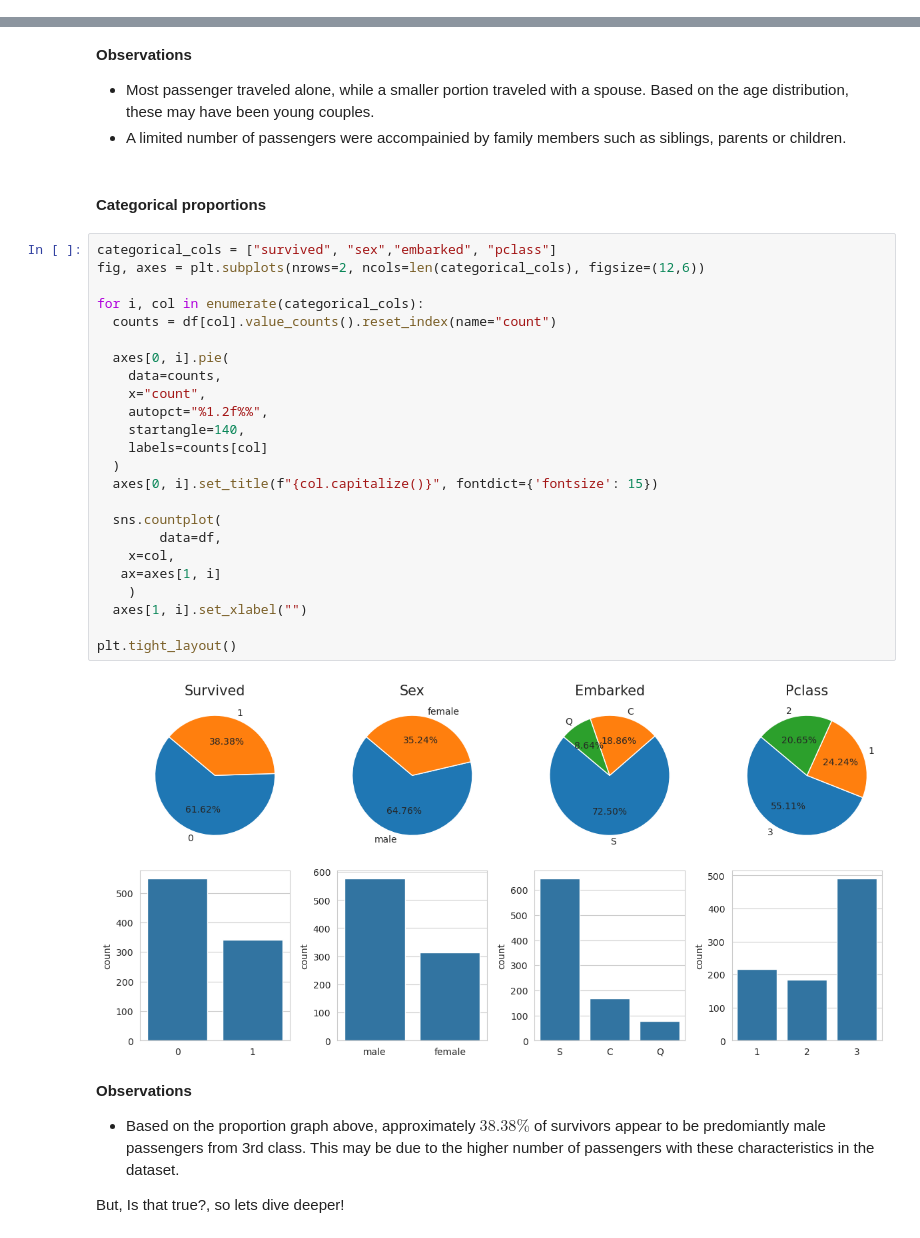
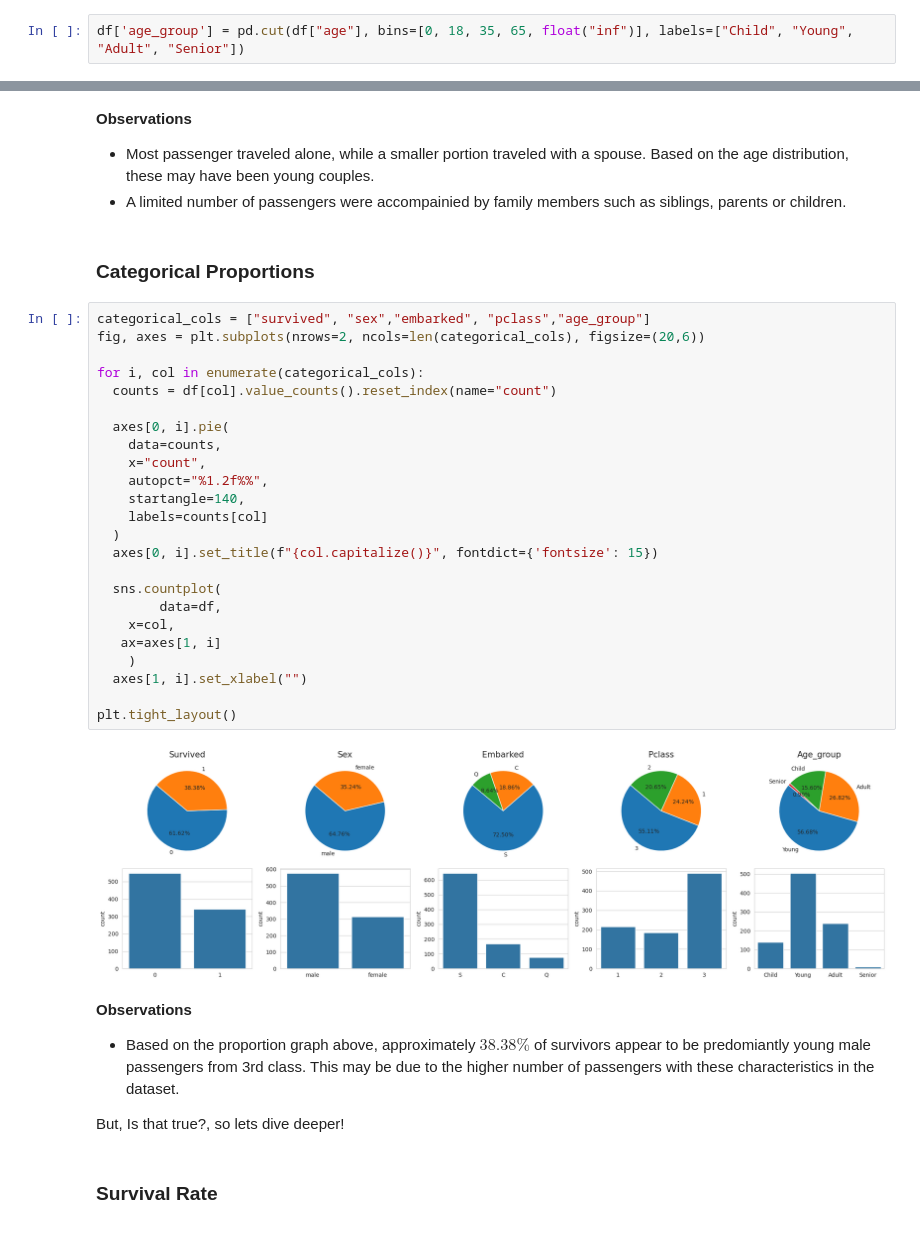
Before and after one commit to pahoalapizco/data_projects, a Jupyter notebook: notebooks/1.0-data_projects-analysis-titanic-survival.ipynb, the cells around one changed output, grey strips where cells are left out. Cells and saved outputs as stored; diff of their text form.

Commit message:
:sparkles: Titanic Analysis - Bivariate Analysis - Survival Rate and chi2 test

```diff
--- a/notebooks/1.0-data_projects-analysis-titanic-survival.ipynb
+++ b/notebooks/1.0-data_projects-analysis-titanic-survival.ipynb
@@ -170,3 +172,5 @@ df[df["family_size"]>1].head()
+# %%
+df['age_group'] = pd.cut(df["age"], bins=[0, 18, 35, 65, float("inf")], labels=["Child", "Young", "Adult", "Senior"])
 # %% [markdown]
 ## Analysis
 # %%
@@ -287,35 +291,37 @@ Values over 2.5 and under -1.5, are considered outliers.
 - Most passenger traveled alone, while a smaller portion traveled with a spouse. Based on the age distribution, these may have been young couples.
 - A limited number of passengers were accompainied by family members such as siblings, parents or children.
 # %% [markdown]
-#### Categorical proportions
+### Categorical Proportions
 # %%
-categorical_cols = ["survived", "sex","embarked", "pclass"]
-fig, axes = plt.subplots(nrows=2, ncols=len(categorical_cols), figsize=(12,6))
+categorical_cols = ["survived", "sex","embarked", "pclass","age_group"]
+fig, axes = plt.subplots(nrows=2, ncols=len(categorical_cols), figsize=(20,6))
 
 for i, col in enumerate(categorical_cols):
   counts = df[col].value_counts().reset_index(name="count")
 
   axes[0, i].pie(
     data=counts,
     x="count",
     autopct="%1.2f%%",
     startangle=140,
     labels=counts[col]
   )
   axes[0, i].set_title(f"{col.capitalize()}", fontdict={'fontsize': 15})
 
   sns.countplot(
 		data=df,
   	x=col,
    ax=axes[1, i]
 	)
   axes[1, i].set_xlabel("")
 
 plt.tight_layout()
 # %% [output]
-[figure, old version]
+[figure, new version]
 # %% [markdown]
 **Observations**
-- Based on the proportion graph above, approximately $38.38\%$ of survivors appear to be predomiantly male passengers from 3rd class. This may be due to the higher number of passengers with these characteristics in the dataset.
+- Based on the proportion graph above, approximately $38.38\%$ of survivors appear to be predomiantly young male passengers from 3rd class. This may be due to the higher number of passengers with these characteristics in the dataset.
 
 But, Is that true?, so lets dive deeper!
+# %% [markdown]
+### Survival Rate
```
Also changed, not shown: parts of 18 cells of this notebook.
